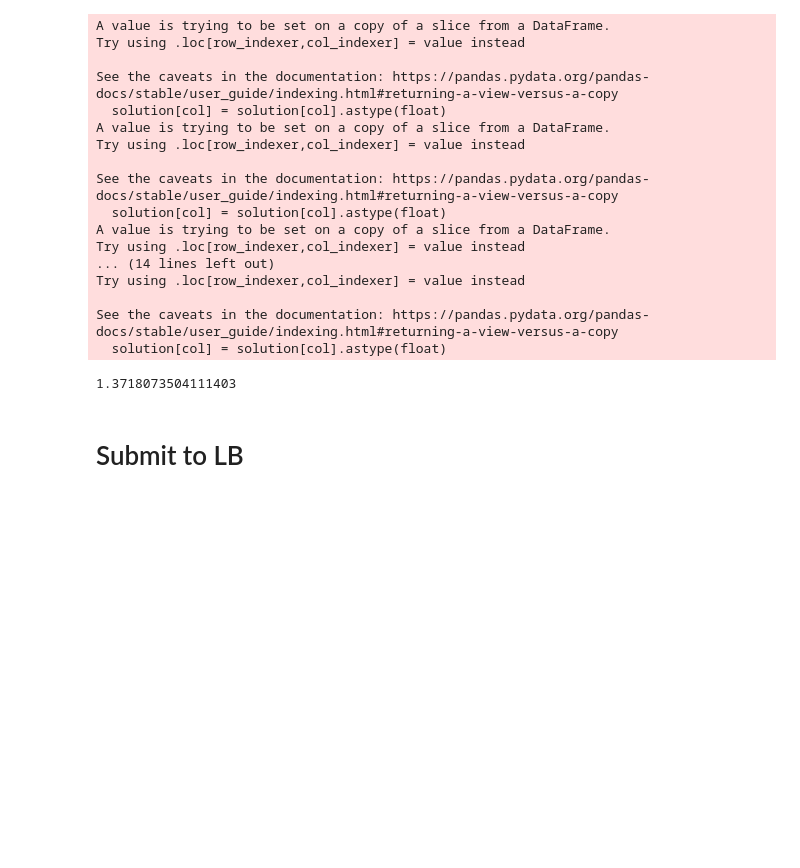
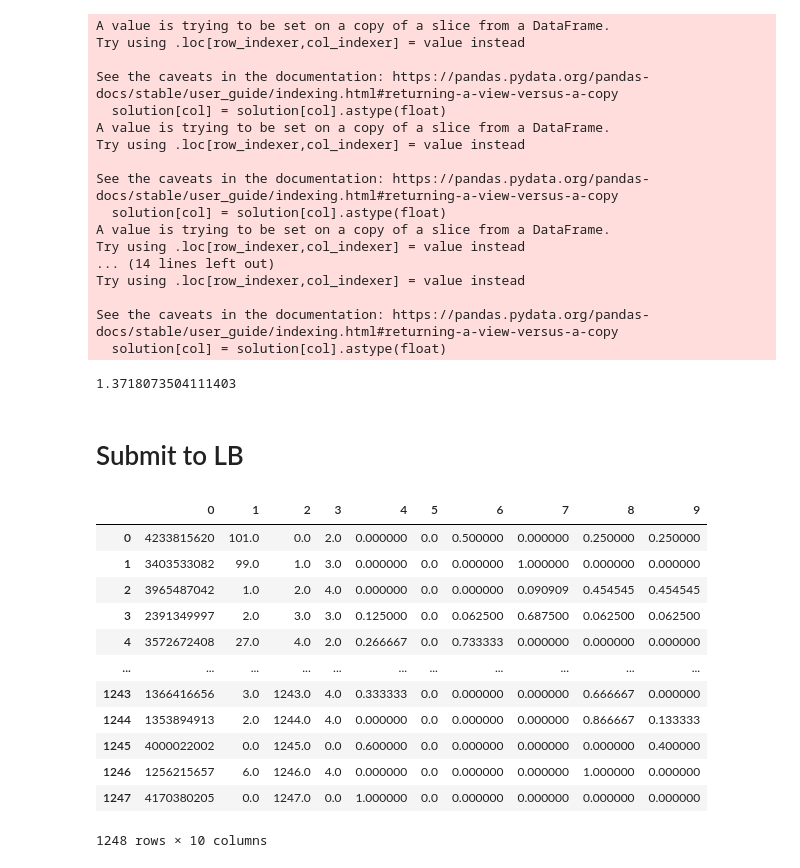
Before and after one commit to epplugins/hms, a Jupyter notebook: keras/hms-keras-10-cwt-v1.ipynb, the cells around one changed output. Drawn from its saved outputs; the diff is of its cells as text; code cells hidden in the pictures; blank space fills up the shorter version.

Commit message:
reduced2

```diff
--- a/keras/hms-keras-10-cwt-v1.ipynb
+++ b/keras/hms-keras-10-cwt-v1.ipynb
@@ -36,3 +33,10 @@ To enable the following instructions: SSE4.1 SSE4.2 AVX AVX2 FMA, in other opera
+# %%
+path_train = f'{devset_dir}/05_reduced_single_cwt_v1_train.npy'
+path_train_items = f'{devset_dir}/05_reduced_single_cwt_v1_train_items.npy'
+path_val = f'{devset_dir}/05_reduced_single_cwt_v1_val.npy'
+path_val_items = f'{devset_dir}/05_reduced_single_cwt_v1_val_items.npy'
+path_test = f'{devset_dir}/05_reduced_single_cwt_v1_test.npy'
+path_test_items = f'{devset_dir}/05_reduced_single_cwt_v1_test_items.npy'
 # %% [markdown]
 ## Definitions
 
@@ -508,3 +524,24 @@ See the caveats in the documentation: https://pandas.pydata.org/pandas-docs/stab
 1.3718073504111403
 # %% [markdown]
 # Submit to LB
+# %%
+test_npy = np.load(path_test)
+test_items = np.load(path_test_items)
+# %%
+df_test_items = pd.DataFrame(test_items)
+df_test_items[0] = df_test_items[0].astype(int)
+df_test_items
+# %% [output]
+|  | 0 | 1 | 2 | 3 | 4 | 5 | 6 | 7 | 8 | 9 |
+| 0 | 4233815620 | 101.0 | 0.0 | 2.0 | 0.000000 | 0.0 | 0.500000 | 0.000000 | 0.250000 | 0.250000 |
+| 1 | 3403533082 | 99.0 | 1.0 | 3.0 | 0.000000 | 0.0 | 0.000000 | 1.000000 | 0.000000 | 0.000000 |
+| 2 | 3965487042 | 1.0 | 2.0 | 4.0 | 0.000000 | 0.0 | 0.000000 | 0.090909 | 0.454545 | 0.454545 |
+| 3 | 2391349997 | 2.0 | 3.0 | 3.0 | 0.125000 | 0.0 | 0.062500 | 0.687500 | 0.062500 | 0.062500 |
+| 4 | 3572672408 | 27.0 | 4.0 | 2.0 | 0.266667 | 0.0 | 0.733333 | 0.000000 | 0.000000 | 0.000000 |
+| ... | ... | ... | ... | ... | ... | ... | ... | ... | ... | ... |
+| 1243 | 1366416656 | 3.0 | 1243.0 | 4.0 | 0.333333 | 0.0 | 0.000000 | 0.000000 | 0.666667 | 0.000000 |
+| 1244 | 1353894913 | 2.0 | 1244.0 | 4.0 | 0.000000 | 0.0 | 0.000000 | 0.000000 | 0.866667 | 0.133333 |
+| 1245 | 4000022002 | 0.0 | 1245.0 | 0.0 | 0.600000 | 0.0 | 0.000000 | 0.000000 | 0.000000 | 0.400000 |
+| 1246 | 1256215657 | 6.0 | 1246.0 | 4.0 | 0.000000 | 0.0 | 0.000000 | 0.000000 | 1.000000 | 0.000000 |
+| 1247 | 4170380205 | 0.0 | 1247.0 | 0.0 | 1.000000 | 0.0 | 0.000000 | 0.000000 | 0.000000 | 0.000000 |
+1248 rows × 10 columns
```
Also changed, not shown: parts of 11 cells of this notebook, 6 other files.
